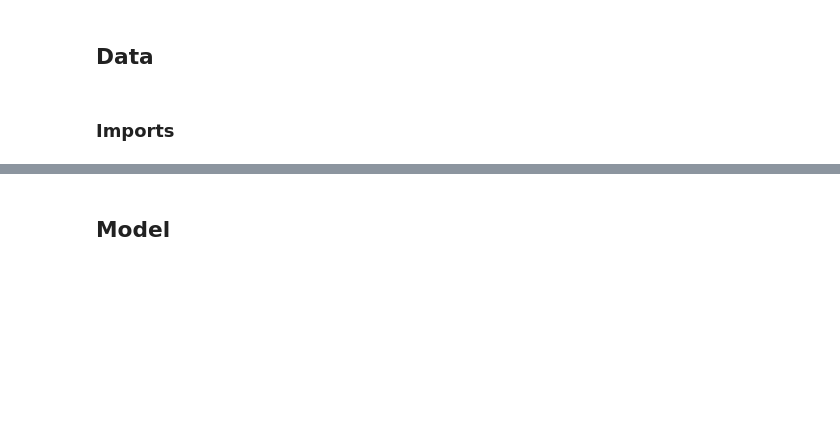
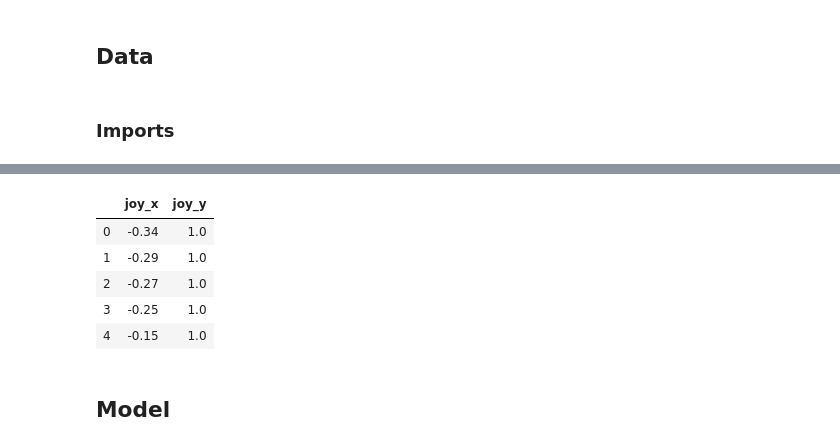
Before and after one commit to PXLMicromobility/Imitation-learning, a Jupyter notebook: Imitation_learning.ipynb, the cells around one changed output, grey strips where cells are left out. Saved outputs shown, nothing was run; the diff lists cells and outputs as text; code cells hidden in the pictures; blank space fills up the shorter version.

```diff
--- a/Imitation_learning.ipynb
+++ b/Imitation_learning.ipynb
@@ -46,0 +143,9 @@ img_df.shape
+# %%
+tab_df.head()
+# %% [output]
+|  | joy_x | joy_y |
+| 0 | -0.34 | 1.0 |
+| 1 | -0.29 | 1.0 |
+| 2 | -0.27 | 1.0 |
+| 3 | -0.25 | 1.0 |
+| 4 | -0.15 | 1.0 |
```
Also changed, not shown: parts of 23 cells of this notebook, 1 other file.
